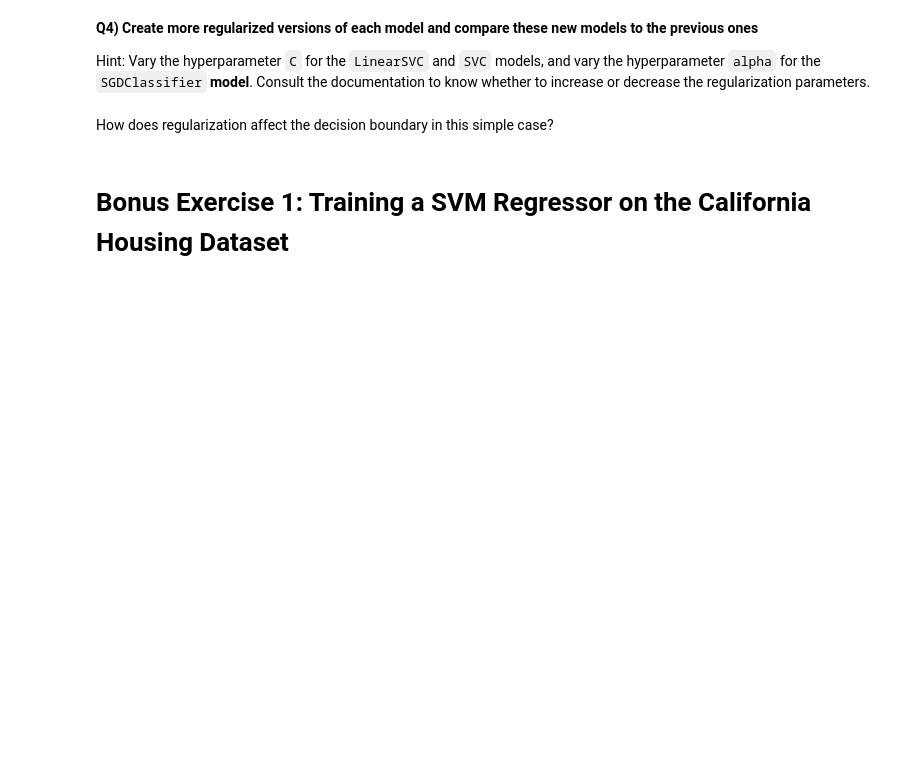
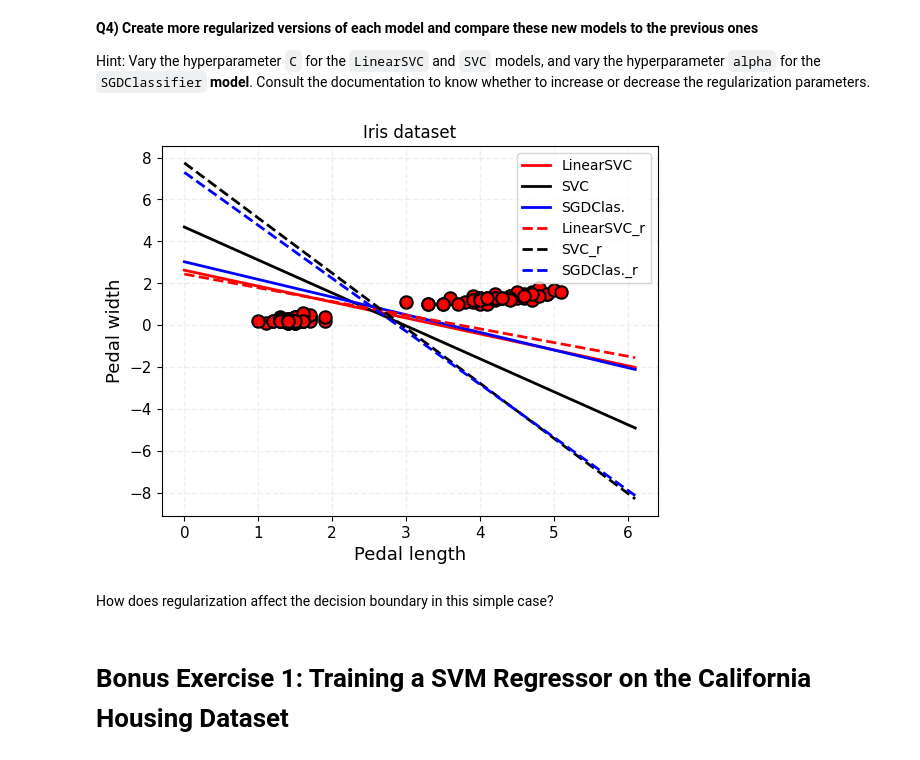
Before and after one commit to mojanshadkar/2023_ML_EES, a Jupyter notebook: Labs/S2_1_SVM.ipynb, the cells around one changed output. Saved outputs shown, nothing was run; the diff lists cells and outputs as text; code cells hidden in the pictures; blank space fills up the shorter version.

```diff
--- a/Labs/S2_1_SVM.ipynb
+++ b/Labs/S2_1_SVM.ipynb
@@ -159,49 +190,55 @@ plt.show()
 Hint: Vary the hyperparameter `C` for the `LinearSVC` and `SVC` models, and vary the hyperparameter `alpha` for the `SGDClassifier` **model**. Consult the documentation to know whether to increase or decrease the regularization parameters.
 # %%
 # Fit more regularized versions of the `LinearSVC` model
-irisSVC_r = LinearSVC(C=_____).fit(X,y)
+irisSVC_r = LinearSVC(C=0.1).fit(X,y)
 # %%
 # Fit more regularized versions of the `SVC` model
-irisSVC2_r = SVC(C=_____,______='_____').fit(X,y)
+irisSVC2_r = SVC(C=0.1,kernel='linear').fit(X,y)
 # %%
 # Fit more regularized versions of the `SGDClassifier` model
-irisSGDc_r = SGDClassifier(alpha=_________).fit(X,y)
+irisSGDc_r = SGDClassifier(alpha=0.01).fit(X,y)
 # %%
 # Compare the new decision boundaries to the old ones
 # Plot all three decision boundaries on the same labeled figure
 #########################################################################
 # Same as what you did to get the second figure
-___,___ = ______.____________(____,____)
-ax.scatter(________________________)
+fig,ax = plt.subplots(1,1)
+ax.scatter(X[:, 0], X[:, 1], s=80, color='r', edgecolor='k', linewidths=1.5)
 
 # Decision boundary: np.dot(W,x)+b = 0
-_ = ________(_______)
-__._____(_,_________,c='r',lw=2,label='LinearSVC')
-__._____(_,______________________,c='k',lw=2,label='SVC')
-__._____(_,______________________,c='b',lw=2,label='SGDClas.')
+x = np.linspace(X[:, 0].min() - 1, X[:, 0].max() + 1, 1000)
+ax.plot(x, yboundary, c='r', lw=2, label='LinearSVC')
+ax.plot(x_svc, decision_boundary_svc, c='k', lw=2, label='SVC')
+ax.plot(x_sgd, decision_boundary_sgd, c='b', lw=2, label='SGDClas.')
 #########################################################################
 # Now add the decision boundaries for the regularized models
 # Regularized LinearSVC model
 # Find the weights and intercept
-Wlsvc_r,Ilsvc_r = _____________,_____________
-ax.plot(x,_____________________________,c='r',lw=2,ls='--',label='LinearSVC_r')
+Wlsvc_r, Ilsvc_r = irisSVC_r.coef_[0], irisSVC_r.intercept_[0]
+yboundary_lsvc_r = -(Wlsvc_r[0] * x + Ilsvc_r) / Wlsvc_r[1]
+ax.plot(x, yboundary_lsvc_r,c='r',lw=2,ls='--',label='LinearSVC_r')
 # Regularized SVC model
 # Find the weights and intercept
-Wsvc_r,Isvc_r = _____________,_____________
-ax.plot(x,_____________________________,c='k',lw=2,ls='--',label='SVC_r')
+Wsvc_r, Isvc_r = irisSVC2_r.coef_[0], irisSVC2_r.intercept_[0]
+yboundary_svc_r = - (Wsvc_r[0] * x + Isvc_r) / Wsvc_r[1]
+
+ax.plot(x,yboundary_svc_r,c='k',lw=2,ls='--',label='SVC_r')
 # Regularized SGDClassifier model
 # Find the weights and intercept
-Wsgdc_r,Isgdc_r = _____________,_____________
-ax.plot(x,_____________________________,c='b',lw=2,ls='--',label='SGDClas._r')
+Wsgdc_r, Isgdc_r = irisSGDc_r.coef_[0], irisSGDc_r.intercept_[0]
+yboundary_sgdc_r = - (Wsgdc_r[0] * x + Isgdc_r) / Wsgdc_r[1]
+ax.plot(x,yboundary_sgdc_r,c='b',lw=2,ls='--',label='SGDClas._r')
 #########################################################################
 # Same as what you did to get the second figure
 ax.legend()
 ax.set_xlabel("Pedal length",fontdict={'size':13})
 ax.set_ylabel("Pedal width",fontdict={'size':13})
 ax.set_title('Iris dataset')
 ax.tick_params(axis='both', which='major', labelsize=11)
 ax.grid(alpha=0.2,ls='--',lw=1)
 plt.show()
+# %% [output]
+[figure, added]
 # %% [markdown]
 How does regularization affect the decision boundary in this simple case?
 # %% [markdown]
```
Also changed, not shown: parts of 9 cells of this notebook.
